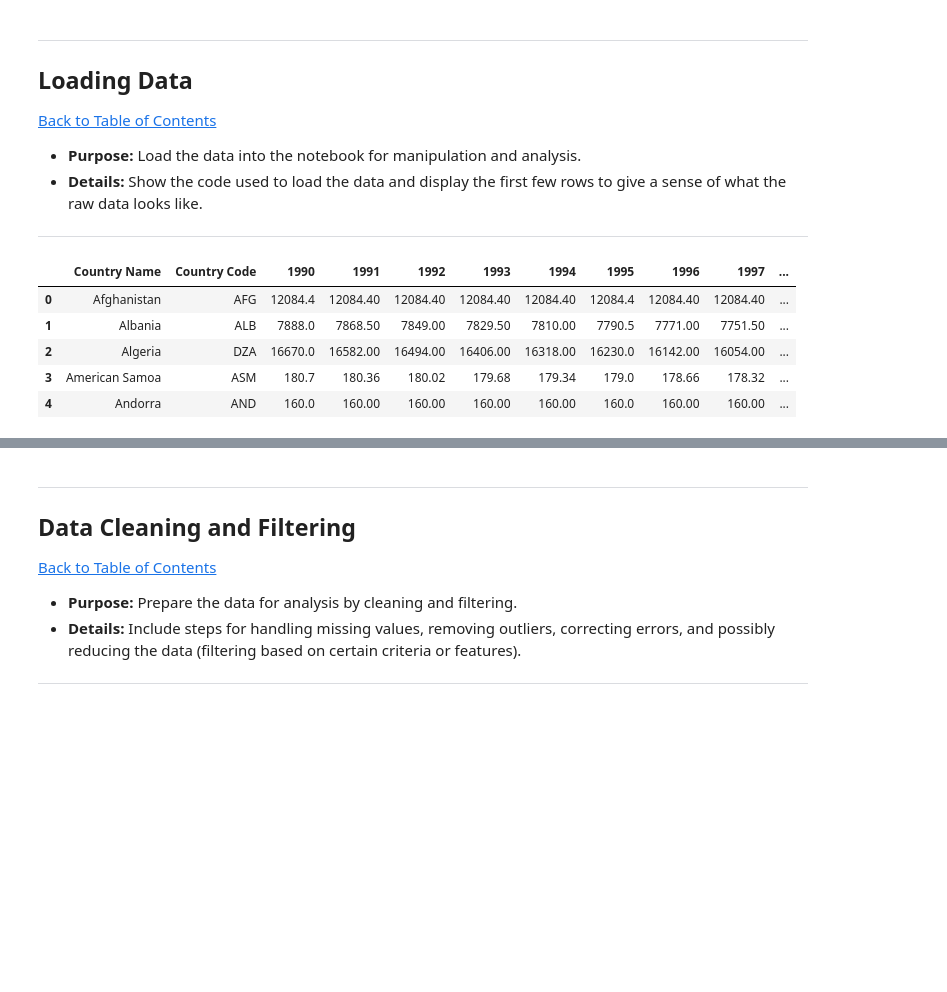
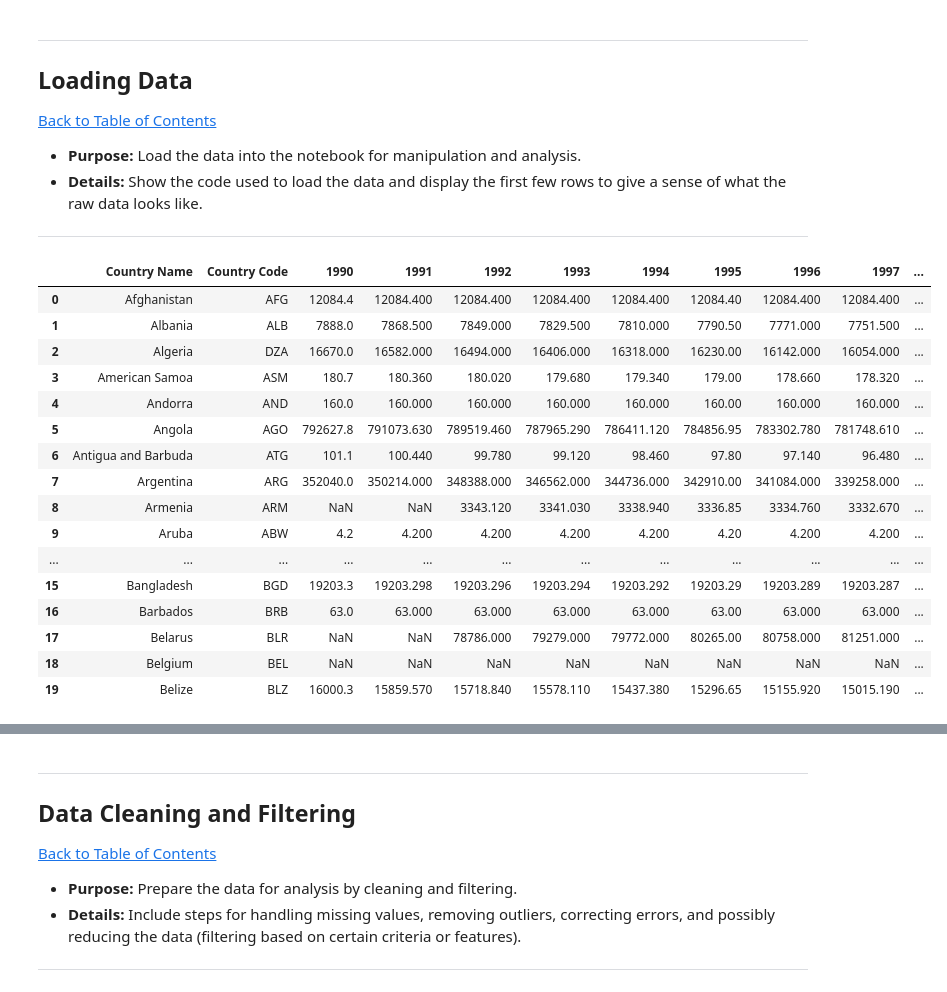
Before and after one commit to sarahgracemahlangu/ExploreAI-Capstone-Project, a Jupyter notebook: capstone_project.ipynb, the cells around one changed output, grey strips where cells are left out. Saved outputs shown, nothing was run; the diff lists cells and outputs as text; code cells hidden in the pictures; blank space fills up the shorter version.

```diff
--- a/capstone_project.ipynb
+++ b/capstone_project.ipynb
@@ -113,11 +113,22 @@ df = pd.read_csv('forest_area_km.csv')
 # %%
 # View sample of the dataset
 
-df.head()
+df.head(20)
 # %% [output]
 |  | Country Name | Country Code | 1990 | 1991 | 1992 | 1993 | 1994 | 1995 | 1996 | 1997 | ... |
-| 0 | Afghanistan | AFG | 12084.4 | 12084.40 | 12084.40 | 12084.40 | 12084.40 | 12084.4 | 12084.40 | 12084.40 | ... |
-| 1 | Albania | ALB | 7888.0 | 7868.50 | 7849.00 | 7829.50 | 7810.00 | 7790.5 | 7771.00 | 7751.50 | ... |
-| 2 | Algeria | DZA | 16670.0 | 16582.00 | 16494.00 | 16406.00 | 16318.00 | 16230.0 | 16142.00 | 16054.00 | ... |
-| 3 | American Samoa | ASM | 180.7 | 180.36 | 180.02 | 179.68 | 179.34 | 179.0 | 178.66 | 178.32 | ... |
-| 4 | Andorra | AND | 160.0 | 160.00 | 160.00 | 160.00 | 160.00 | 160.0 | 160.00 | 160.00 | ... |
+| 0 | Afghanistan | AFG | 12084.4 | 12084.400 | 12084.400 | 12084.400 | 12084.400 | 12084.40 | 12084.400 | 12084.400 | ... |
+| 1 | Albania | ALB | 7888.0 | 7868.500 | 7849.000 | 7829.500 | 7810.000 | 7790.50 | 7771.000 | 7751.500 | ... |
+| 2 | Algeria | DZA | 16670.0 | 16582.000 | 16494.000 | 16406.000 | 16318.000 | 16230.00 | 16142.000 | 16054.000 | ... |
+| 3 | American Samoa | ASM | 180.7 | 180.360 | 180.020 | 179.680 | 179.340 | 179.00 | 178.660 | 178.320 | ... |
+| 4 | Andorra | AND | 160.0 | 160.000 | 160.000 | 160.000 | 160.000 | 160.00 | 160.000 | 160.000 | ... |
+| 5 | Angola | AGO | 792627.8 | 791073.630 | 789519.460 | 787965.290 | 786411.120 | 784856.95 | 783302.780 | 781748.610 | ... |
+| 6 | Antigua and Barbuda | ATG | 101.1 | 100.440 | 99.780 | 99.120 | 98.460 | 97.80 | 97.140 | 96.480 | ... |
+| 7 | Argentina | ARG | 352040.0 | 350214.000 | 348388.000 | 346562.000 | 344736.000 | 342910.00 | 341084.000 | 339258.000 | ... |
+| 8 | Armenia | ARM | NaN | NaN | 3343.120 | 3341.030 | 3338.940 | 3336.85 | 3334.760 | 3332.670 | ... |
+| 9 | Aruba | ABW | 4.2 | 4.200 | 4.200 | 4.200 | 4.200 | 4.20 | 4.200 | 4.200 | ... |
+| ... | ... | ... | ... | ... | ... | ... | ... | ... | ... | ... | ... |
+| 15 | Bangladesh | BGD | 19203.3 | 19203.298 | 19203.296 | 19203.294 | 19203.292 | 19203.29 | 19203.289 | 19203.287 | ... |
+| 16 | Barbados | BRB | 63.0 | 63.000 | 63.000 | 63.000 | 63.000 | 63.00 | 63.000 | 63.000 | ... |
+| 17 | Belarus | BLR | NaN | NaN | 78786.000 | 79279.000 | 79772.000 | 80265.00 | 80758.000 | 81251.000 | ... |
+| 18 | Belgium | BEL | NaN | NaN | NaN | NaN | NaN | NaN | NaN | NaN | ... |
+| 19 | Belize | BLZ | 16000.3 | 15859.570 | 15718.840 | 15578.110 | 15437.380 | 15296.65 | 15155.920 | 15015.190 | ... |
```
Also changed, not shown: parts of 12 cells of this notebook.
